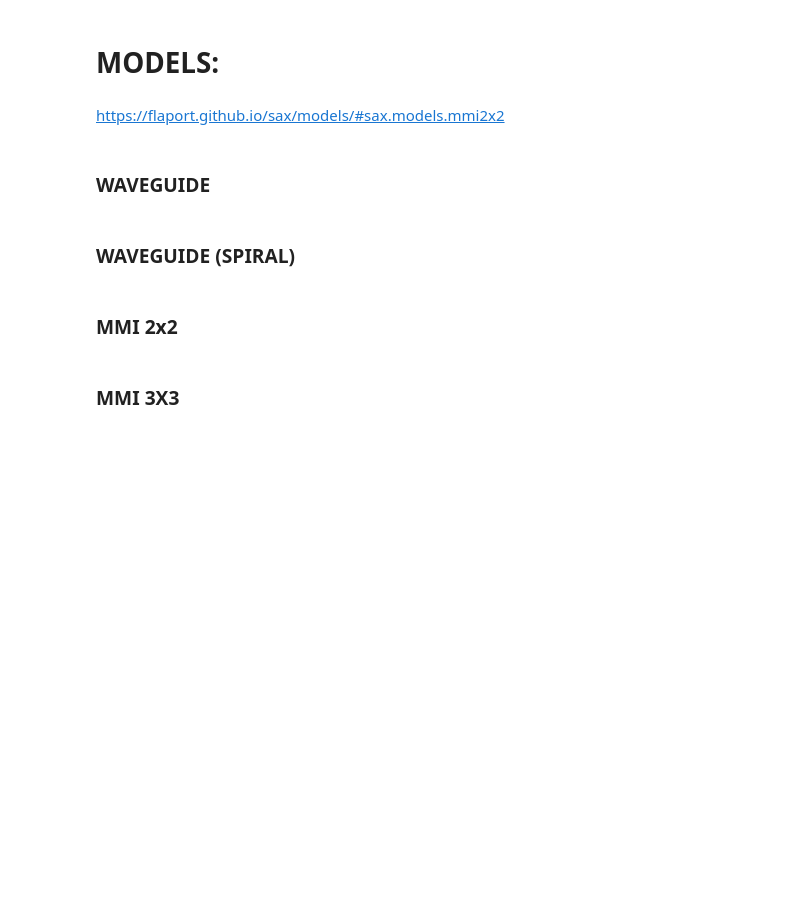
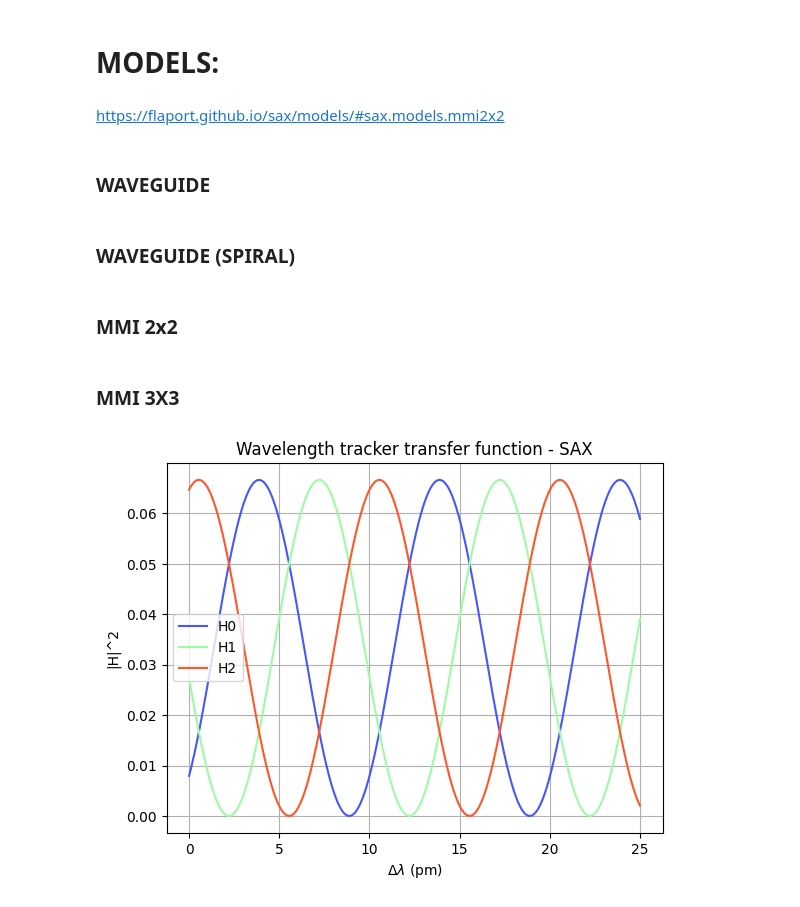
Before and after one commit to mromgar1/pic-upv-lab5-finalproject, a Jupyter notebook: sax_SOI.ipynb, the cells around one changed output. Cells and saved outputs as stored; diff of their text form; code cells hidden in the pictures; blank space fills up the shorter version.

```diff
--- a/sax_SOI.ipynb
+++ b/sax_SOI.ipynb
@@ -73,6 +84,21 @@ def waveguide(wl=1.55, wl0=1.55, neff=2.34, ng=3.4, length=10.0, loss=0.0) -> sa
         }
     )
     return sdict
+
+def wg_disp(
+    *,
+    wl=1.55,
+    length=10.0,
+    loss=0.0,
+):
+    neff = interp_neff(wl)
+    phase = 2 * jnp.pi * neff * length / wl
+    amplitude = 10 ** (-loss * length / 20)
+    transmission = amplitude * jnp.exp(1j * phase)
+
+    return sax.reciprocal({
+        ("in0", "out0"): transmission,
+    })
 # %% [markdown]
 ### WAVEGUIDE (SPIRAL)
 # %%
@@ -109,7 +135,7 @@ def straight(
 # %% [markdown]
 ### MMI 2x2
 # %%
-def coupler(coupling=0.05) -> sax.SDict: #pendiente sobre si poner coupling = 0.95
+def coupler(coupling=0.95) -> sax.SDict:
     kappa = coupling**0.5
     tau = (1 - coupling) ** 0.5
     coupler_dict = sax.reciprocal(
@@ -130,7 +156,7 @@ def mmi3x3() -> sax.SDict:
         {
             ("in0", "out0"): coup*jnp.exp( 1j* 2*jnp.pi /3),
             ("in0", "out1"): coup*jnp.exp( -1j*jnp.pi /3),
-            ("in0", "out0"): coup,
+            ("in0", "out2"): coup,
 
             ("in1", "out0"): coup*jnp.exp(-1j*jnp.pi /3),
             ("in1", "out1"): coup,
@@ -146,0 +204,31 @@ def mmi3x3() -> sax.SDict:
+# %%
+wls = jnp.linspace(1.55000, 1.550025, 1000)
+loss_spiral = 10 * np.log10(19) / 56000  # dB/um
+
+test = wvltracker(wl = wls,
+                  wvg_u={"wl":wls, "length": 10, "loss":0},
+                  wvg_d={"wl":wls, "length": 56010, "loss":loss_spiral},)
+
+h0 = test["in0", "out0"]
+h1 = test["in0", "out1"]
+h2 = test["in0", "out2"]
+
+H0 = np.abs(h0)**2
+H1 = np.abs(h1)**2
+H2 = np.abs(h2)**2
+
+wl0 = 1.55
+dl_pm = (np.asarray(wls) - wl0) * 1e6  # um -> pm
+
+plt.plot(dl_pm, H0, linestyle = '-', color = color[1], label = 'H0')
+plt.plot(dl_pm, H1, linestyle = '-', color = color[5], label = 'H1')
+plt.plot(dl_pm, H2, linestyle = '-', color = color[8], label = 'H2')
+plt.xlabel("$\Delta \lambda$ (pm)")
+plt.ylabel('|H|^2')
+plt.title('Wavelength tracker transfer function - SAX')
+plt.legend()
+plt.grid(True)
+
+plt.show()
+# %% [output]
+[figure, added]
```
Also changed, not shown: parts of 6 cells of this notebook.
